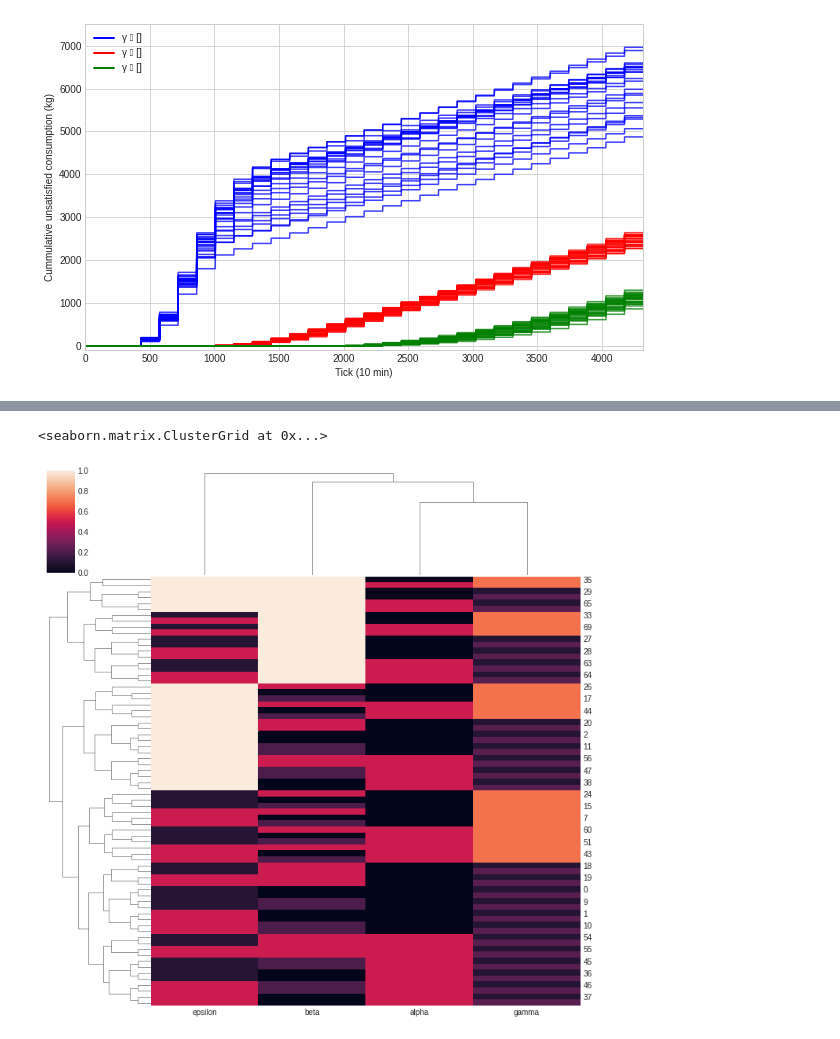
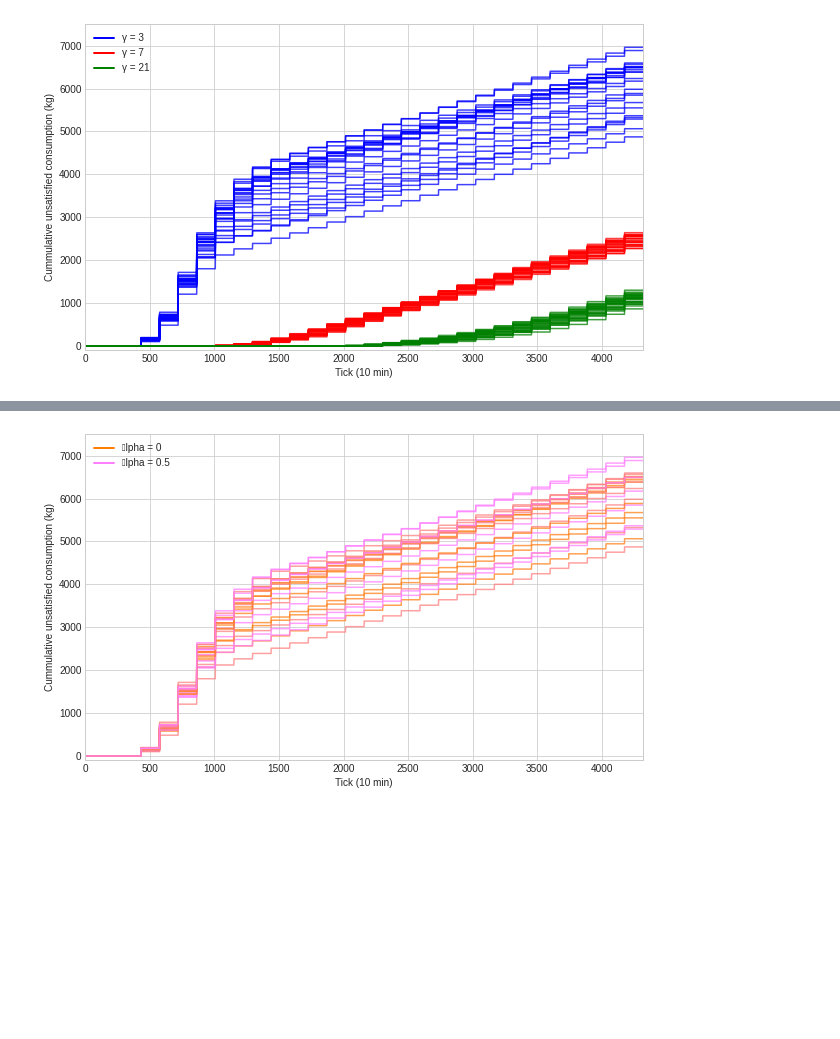
Before and after one commit to daanieo/FATM_ABM, a Jupyter notebook: results/sampling_base/Interpretation.ipynb, the cells around one changed output, grey strips where cells are left out. Drawn from its saved outputs; the diff is of its cells as text; code cells hidden in the pictures; blank space fills up the shorter version.

```diff
--- a/results/sampling_base/Interpretation.ipynb
+++ b/results/sampling_base/Interpretation.ipynb
@@ -43,17 +35,14 @@ for i in range(len(input_vars)):
 
 # x vector to plot
 x = np.linspace(0,4319,4320)
+colorscheme = ['blue','red','green']
 
 # plot batch per color
 for i in d:
     for j in d[i]:
-        if i == 0:
-            plt.plot( x, data.o1[data.o0==j],color='blue', alpha=.75)
-#             plt.legend(["lala"]);
-        if i == 1:
-            plt.plot( x, data.o1[data.o0==j],color='red', alpha=.75 )
-        if i == 2:
-            plt.plot( x, data.o1[data.o0==j],color='green', alpha=.75 )
+        plt.plot( x, data.o1[data.o0==j],color=colorscheme[i], alpha=.75)
+
+
 
 # graph layout
 # plt.title("")
@@ -65,8 +54,9 @@ from matplotlib.lines import Line2D
 
 colors = ['blue', 'red', 'green']
 lines = [Line2D([0], [0], color=c, linewidth=2, linestyle='-') for c in colors]
-labels = ['γ ∈ []', 'γ ∈ []', 'γ ∈ []']
+labels = ['γ = 3', 'γ = 7', 'γ = 21']
 plt.legend(lines, labels)
 plt.ylim([-100,7500]);
+plt.savefig("/home/daan/Desktop/unsatisfied_consumption.png")
 # %% [output]
 [figure]
@@ -110,6 +63,46 @@ sns.heatmap(input_vars.loc[:,'alpha':], annot=True)
-# %%
-import seaborn as sns
-sns.clustermap(input_vars.loc[:,'alpha':])
-# %% [output]
-<seaborn.matrix.ClusterGrid at 0x...>
-[figure, removed]
+# %%
+# dict to store relevant indices
+d = {}
+d[0] = list()
+d[1] = list()
+d[2] = list()
+
+fig = plt.figure(figsize=(10,6))
+
+for i in range(len(input_vars)):
+    plotdata = data.o1[data.o0==i]
+    if plotdata.iloc[4319] < 1500:
+        d[2].append(i)
+    else:
+        if plotdata.iloc[4319] < 3000:
+            d[1].append(i)
+        else:
+            d[0].append(i)
+
+# x vector to plot
+x = np.linspace(0,4319,4320)
+colorscheme = ['blue','red','green']
+
+# plot batch per color
+
+for j in d[0]:
+    plt.plot( x, data.o1[data.o0==j],color=(1.0,0.5,input_vars.epsilon[j]), alpha=.75)
+
+
+
+# graph layout
+# plt.title("")
+plt.ylabel("Cummulative unsatisfied consumption (kg)")
+plt.xlabel("Tick (10 min)")
+plt.xlim([0,4320])
+
+from matplotlib.lines import Line2D
+
+colors = [(1.0,0.5,0),(1.0,0.5,1)]
+lines = [Line2D([0], [0], color=c, linewidth=2, linestyle='-') for c in colors]
+labels = ['\alpha = 0', '\alpha = 0.5']
+plt.legend(lines, labels)
+plt.ylim([-100,7500]);
+# plt.savefig("/home/daan/Desktop/unsatisfied_consumption.png")
+# %% [output]
+[figure, added]
```
Also changed, not shown: parts of 23 cells of this notebook, 1 other file.
